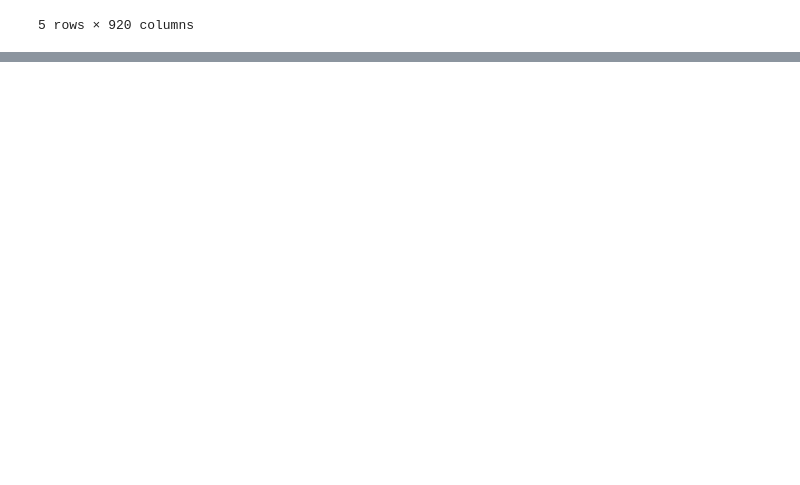
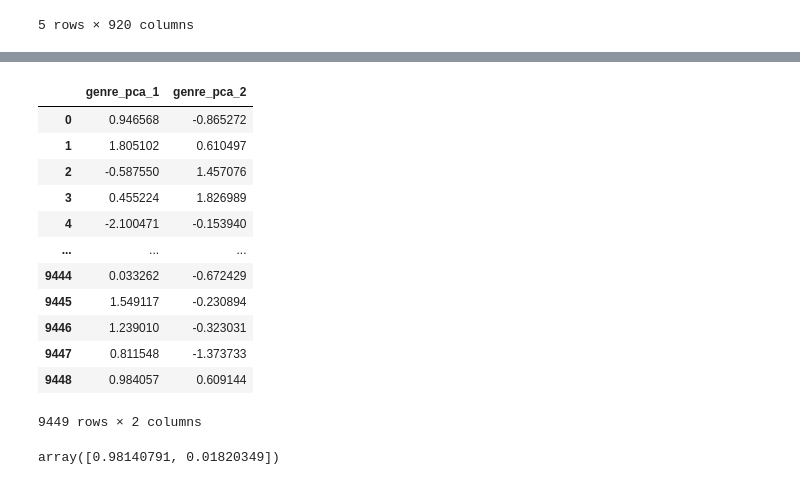
Before and after one commit to dennybett/Song-Recommendation-System, a Jupyter notebook: main.ipynb, the cells around one changed output, grey strips where cells are left out. Drawn from its saved outputs; the diff is of its cells as text; code cells hidden in the pictures; blank space fills up the shorter version.

```diff
--- a/main.ipynb
+++ b/main.ipynb
@@ -268,3 +287,44 @@ df_encoded.head()
+# %%
+# Running pca without genres column
+# # Scale data with Standard Scaler
+scaler = StandardScaler()
+
+df_test = df_data.drop(columns=['track_uri', 'explicit', 'artist_genres'])
+
+#scaled_data = scaler.fit_transform(df_test)
+
+# call PCA
+pca = PCA(n_components=2)
+
+# fit and apply
+genres_pca = pca.fit_transform(df_test)
+
+# Create DataFrame with PCA results
+# genres_pca_df = pd.DataFrame(
+#     genres_pca,
+#     columns=['genre_pca_1',
+#              'genre_pca_2'
+#              ])
+
+genres_pca_df
+# %% [output]
+|  | genre_pca_1 | genre_pca_2 |
+| 0 | 0.946568 | -0.865272 |
+| 1 | 1.805102 | 0.610497 |
+| 2 | -0.587550 | 1.457076 |
+| 3 | 0.455224 | 1.826989 |
+| 4 | -2.100471 | -0.153940 |
+| ... | ... | ... |
+| 9444 | 0.033262 | -0.672429 |
+| 9445 | 1.549117 | -0.230894 |
+| 9446 | 1.239010 | -0.323031 |
+| 9447 | 0.811548 | -1.373733 |
+| 9448 | 0.984057 | 0.609144 |
+9449 rows × 2 columns
+# %%
+pca.explained_variance_ratio_
+# %% [output]
+array([0.98140791, 0.01820349])
 # %%
 # Scale data with Standard Scaler
 scaler = StandardScaler()
```
Also changed, not shown: parts of 16 cells of this notebook, 1 other file.
